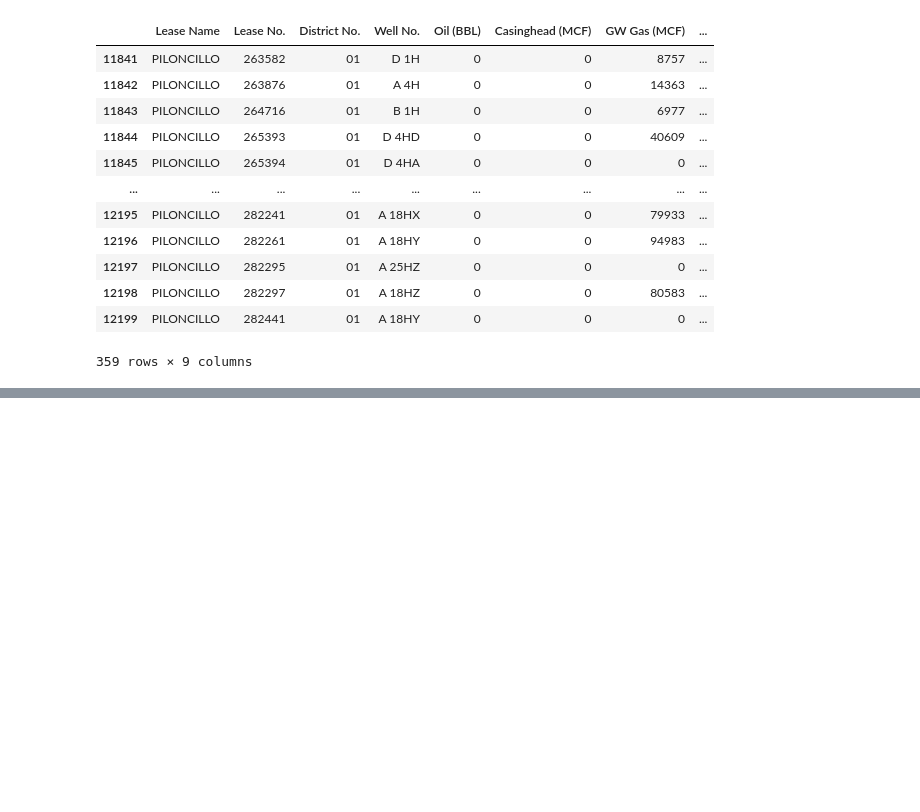
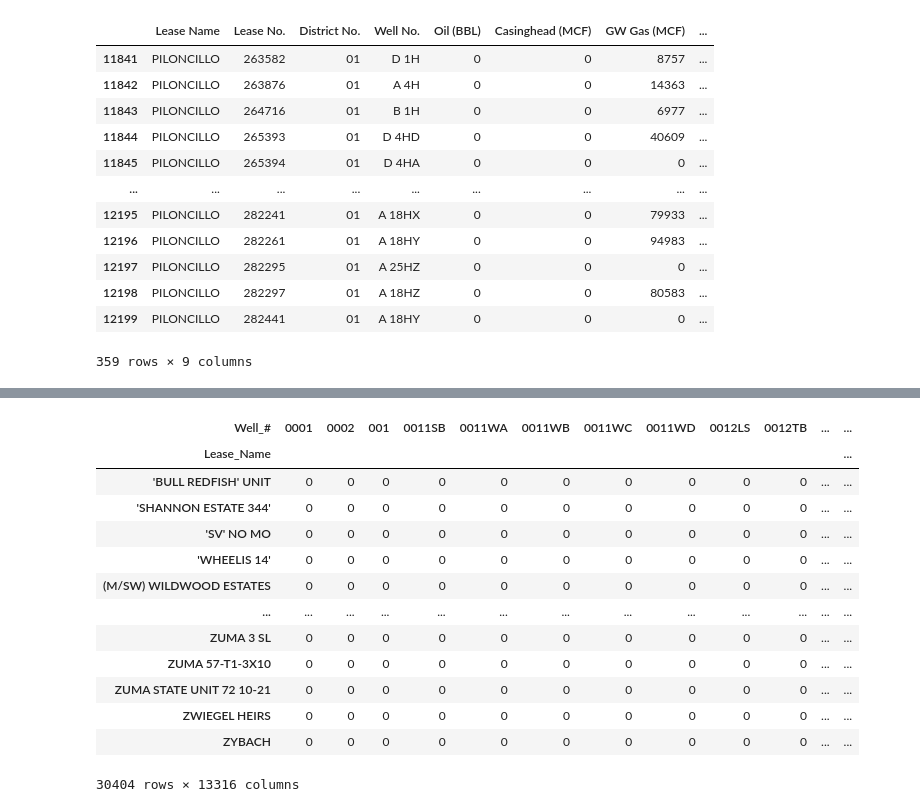
Before and after one commit to brianclements03/Individual_Project, a Jupyter notebook: prod_data_2016/Untitled.ipynb, the cells around one changed output, grey strips where cells are left out. Drawn from its saved outputs; the diff is of its cells as text; code cells hidden in the pictures; blank space fills up the shorter version.

```diff
--- a/prod_data_2016/Untitled.ipynb
+++ b/prod_data_2016/Untitled.ipynb
@@ -76,0 +79,2 @@ prod_16_d1.merge()
+# %%
+permits = pd.read_csv('permits.csv')
@@ -76,0 +150,19 @@ prod_16_d1.merge()
+# %%
+temp = pd.crosstab(permits.Lease_Name,permits['Well_#'])
+# %%
+temp
+# %% [output]
+| Well_# | 0001 | 0002 | 001 | 0011SB | 0011WA | 0011WB | 0011WC | 0011WD | 0012LS | 0012TB | ... | ... |
+| Lease_Name |  |  |  |  |  |  |  |  |  |  |  | ... |
+| 'BULL REDFISH' UNIT | 0 | 0 | 0 | 0 | 0 | 0 | 0 | 0 | 0 | 0 | ... | ... |
+| 'SHANNON ESTATE 344' | 0 | 0 | 0 | 0 | 0 | 0 | 0 | 0 | 0 | 0 | ... | ... |
+| 'SV' NO MO | 0 | 0 | 0 | 0 | 0 | 0 | 0 | 0 | 0 | 0 | ... | ... |
+| 'WHEELIS 14' | 0 | 0 | 0 | 0 | 0 | 0 | 0 | 0 | 0 | 0 | ... | ... |
+| (M/SW) WILDWOOD ESTATES | 0 | 0 | 0 | 0 | 0 | 0 | 0 | 0 | 0 | 0 | ... | ... |
+| ... | ... | ... | ... | ... | ... | ... | ... | ... | ... | ... | ... | ... |
+| ZUMA 3 SL | 0 | 0 | 0 | 0 | 0 | 0 | 0 | 0 | 0 | 0 | ... | ... |
+| ZUMA 57-T1-3X10 | 0 | 0 | 0 | 0 | 0 | 0 | 0 | 0 | 0 | 0 | ... | ... |
+| ZUMA STATE UNIT 72 10-21 | 0 | 0 | 0 | 0 | 0 | 0 | 0 | 0 | 0 | 0 | ... | ... |
+| ZWIEGEL HEIRS | 0 | 0 | 0 | 0 | 0 | 0 | 0 | 0 | 0 | 0 | ... | ... |
+| ZYBACH | 0 | 0 | 0 | 0 | 0 | 0 | 0 | 0 | 0 | 0 | ... | ... |
+30404 rows × 13316 columns
```
Also changed, not shown: parts of 11 cells of this notebook, 2 other files.
